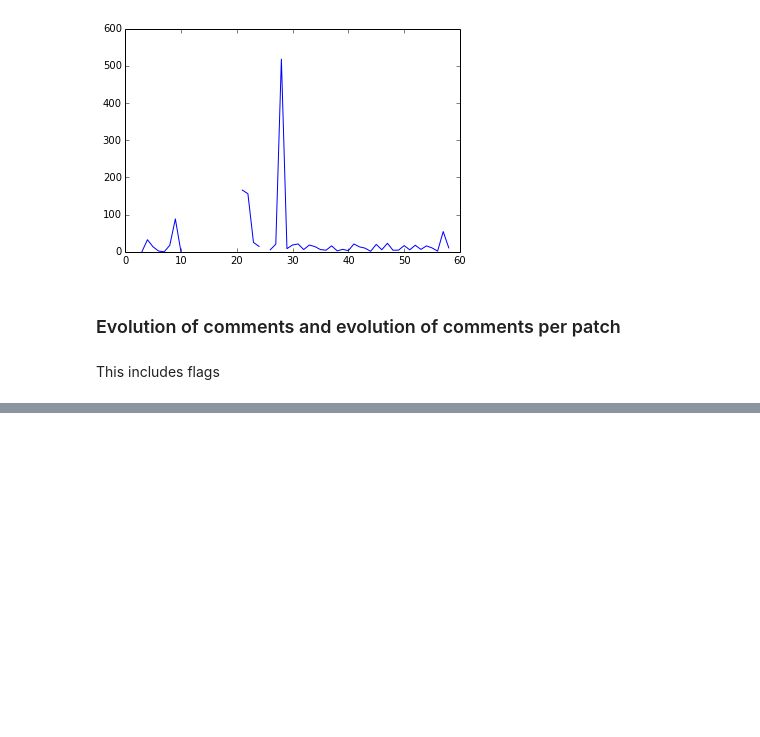
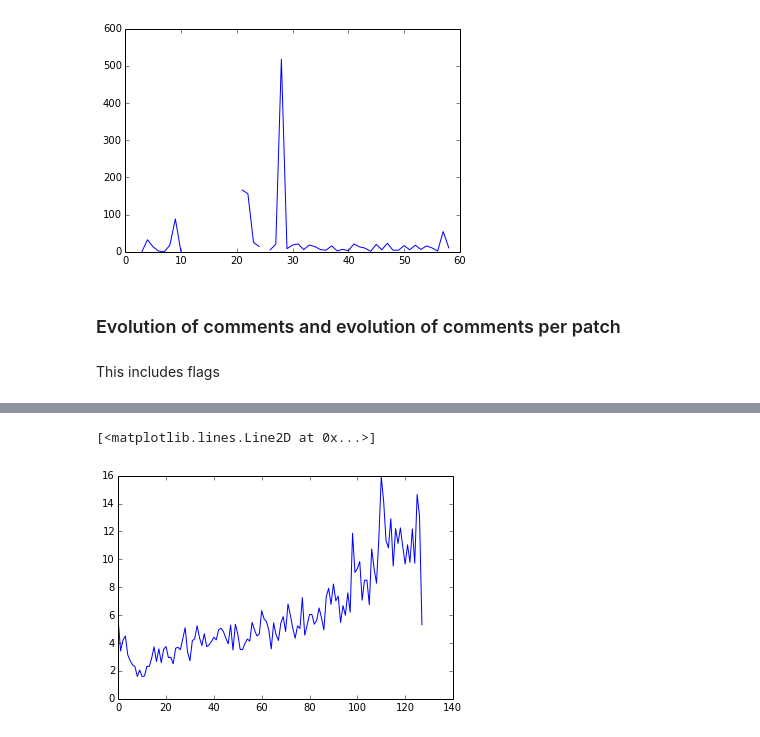
Before and after one commit to dicortazar/ipython-notebooks, a Jupyter notebook: projects/xen-analysis/Xen-analysis.ipynb, the cells around one changed output, grey strips where cells are left out. Cells and saved outputs as stored; diff of their text form; code cells hidden in the pictures; blank space fills up the shorter version.

```diff
--- a/projects/xen-analysis/Xen-analysis.ipynb
+++ b/projects/xen-analysis/Xen-analysis.ipynb
@@ -250,0 +271,17 @@ query = """
+# %%
+# Let's calculate evolution of comments in general when they were sent
+# We should ignore 1970 emails with wrong sent date
+query = """ SELECT MIN(psv.date) as patch_serie_first_date,
+                   ps_id as patch_serie,
+                   count(distinct(c.id)) as comments
+            FROM patch_series_version psv,
+                 patches p,
+                 comments c
+            WHERE psv.id = p.ps_version_id and
+                  p.id = c.patch_id and
+                  year(psv.date) > 2004 and
+                  year(psv.date) < 2016
+            GROUP BY ps_id;
+
+        """
+comments = execute_query(cursor, query)
@@ -250,0 +295,9 @@ query = """
+# %%
+# Comments per patch serie in mean. This is also time series distributed to check if there are more comments per patch series in mean and median
+mean_comments = pandas_ds.set_index("patch_serie_first_date").resample('M', how={"comments":np.mean})
+median_comments = pandas_ds.set_index("patch_serie_first_date").resample('M', how={"comments":np.median})
+# %%
+plot(mean_comments)
+# %% [output]
+[<matplotlib.lines.Line2D at 0x...>]
+[figure, added]
```
Also changed, not shown: parts of 7 cells of this notebook.
